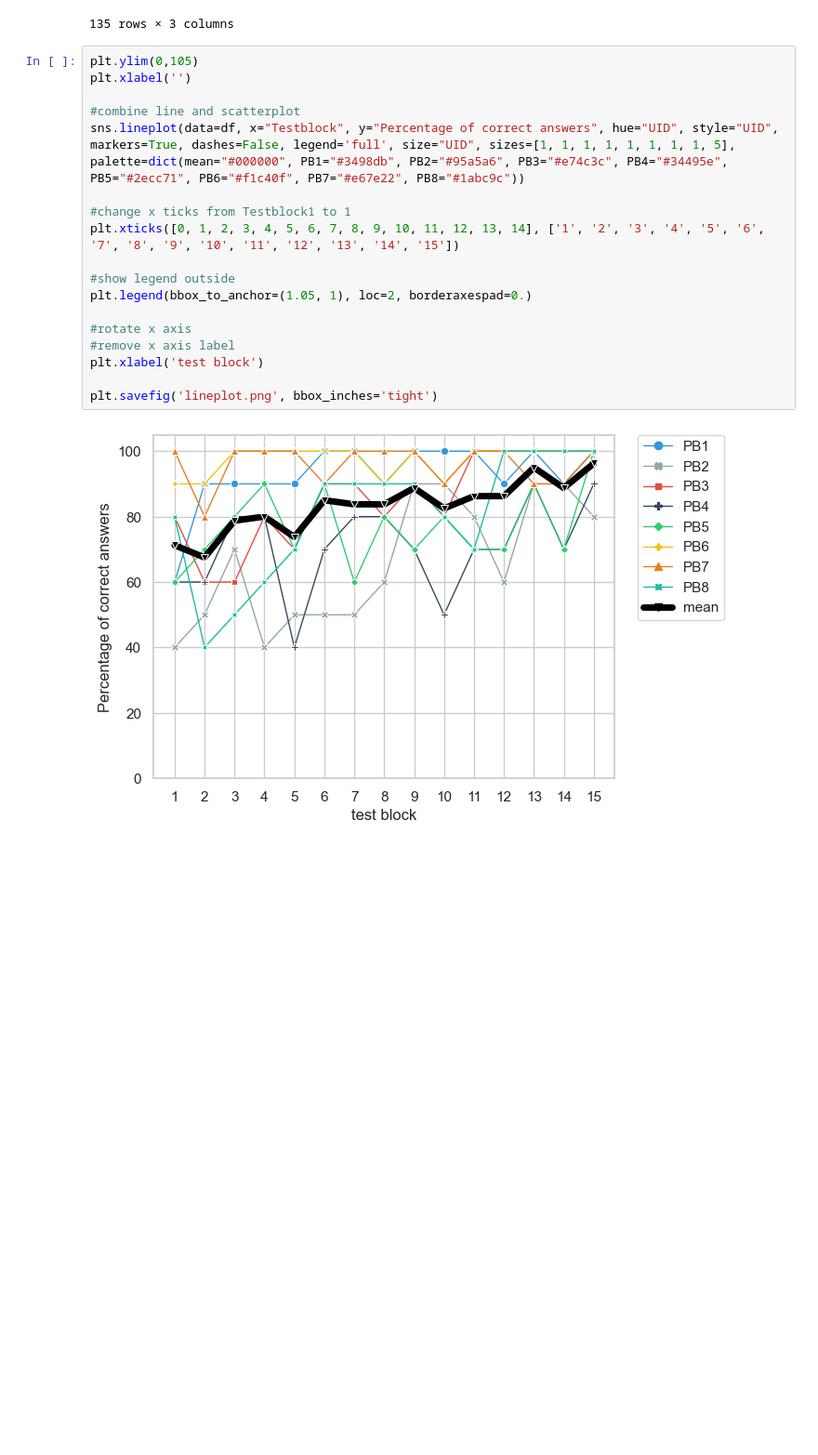
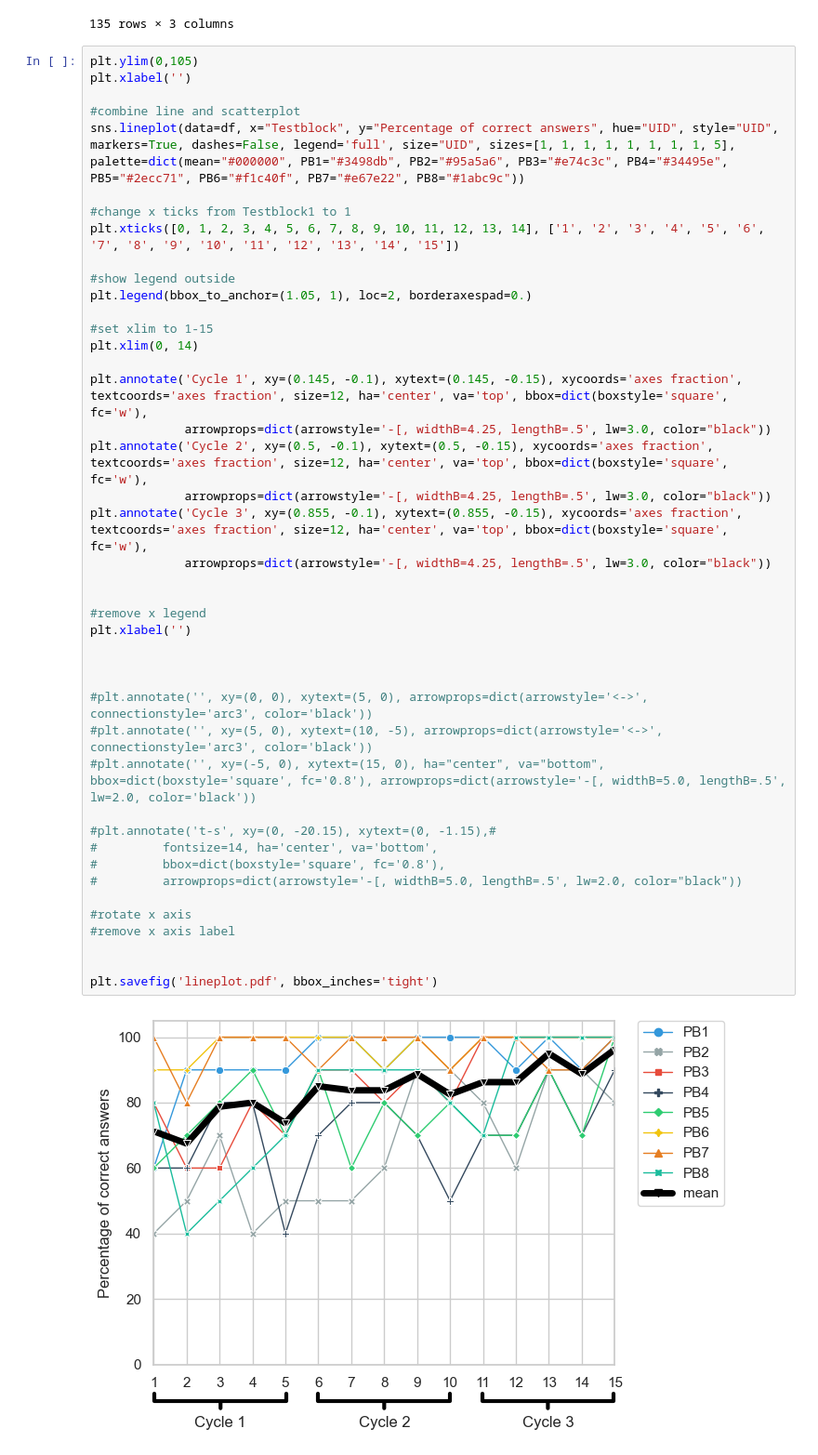
Before and after one commit to gord6/Tapping-into-the-Natural-Language-System-Using-Artificial-Languages-when-Learning-Programming, a Jupyter notebook: descriptive_statistics_2.ipynb, the cells around one changed output. Shown at 93% size. Drawn from its saved outputs; the diff is of its cells as text; blank space fills up the shorter version.

Commit message:
minor optic changes in lineplot

```diff
--- a/descriptive_statistics_2.ipynb
+++ b/descriptive_statistics_2.ipynb
@@ -2166,23 +2150,48 @@ display(df)
 # %%
 plt.ylim(0,105)
 plt.xlabel('')
 
 #combine line and scatterplot
 sns.lineplot(data=df, x="Testblock", y="Percentage of correct answers", hue="UID", style="UID", markers=True, dashes=False, legend='full', size="UID", sizes=[1, 1, 1, 1, 1, 1, 1, 1, 5], palette=dict(mean="#000000", PB1="#3498db", PB2="#95a5a6", PB3="#e74c3c", PB4="#34495e", PB5="#2ecc71", PB6="#f1c40f", PB7="#e67e22", PB8="#1abc9c"))
 
 #change x ticks from Testblock1 to 1
 plt.xticks([0, 1, 2, 3, 4, 5, 6, 7, 8, 9, 10, 11, 12, 13, 14], ['1', '2', '3', '4', '5', '6', '7', '8', '9', '10', '11', '12', '13', '14', '15'])
 
 #show legend outside
 plt.legend(bbox_to_anchor=(1.05, 1), loc=2, borderaxespad=0.)
 
+#set xlim to 1-15
+plt.xlim(0, 14)
+
+plt.annotate('Cycle 1', xy=(0.145, -0.1), xytext=(0.145, -0.15), xycoords='axes fraction', textcoords='axes fraction', size=12, ha='center', va='top', bbox=dict(boxstyle='square', fc='w'),
+             arrowprops=dict(arrowstyle='-[, widthB=4.25, lengthB=.5', lw=3.0, color="black"))
+plt.annotate('Cycle 2', xy=(0.5, -0.1), xytext=(0.5, -0.15), xycoords='axes fraction', textcoords='axes fraction', size=12, ha='center', va='top', bbox=dict(boxstyle='square', fc='w'),
+             arrowprops=dict(arrowstyle='-[, widthB=4.25, lengthB=.5', lw=3.0, color="black"))
+plt.annotate('Cycle 3', xy=(0.855, -0.1), xytext=(0.855, -0.15), xycoords='axes fraction', textcoords='axes fraction', size=12, ha='center', va='top', bbox=dict(boxstyle='square', fc='w'),
+             arrowprops=dict(arrowstyle='-[, widthB=4.25, lengthB=.5', lw=3.0, color="black"))
+
+
+#remove x legend
+plt.xlabel('')
+
+
+
+#plt.annotate('', xy=(0, 0), xytext=(5, 0), arrowprops=dict(arrowstyle='<->', connectionstyle='arc3', color='black'))
+#plt.annotate('', xy=(5, 0), xytext=(10, -5), arrowprops=dict(arrowstyle='<->', connectionstyle='arc3', color='black'))
+#plt.annotate('', xy=(-5, 0), xytext=(15, 0), ha="center", va="bottom", bbox=dict(boxstyle='square', fc='0.8'), arrowprops=dict(arrowstyle='-[, widthB=5.0, lengthB=.5', lw=2.0, color='black'))
+
+#plt.annotate('t-s', xy=(0, -20.15), xytext=(0, -1.15),#
+#         fontsize=14, ha='center', va='bottom',
+#         bbox=dict(boxstyle='square', fc='0.8'),
+#         arrowprops=dict(arrowstyle='-[, widthB=5.0, lengthB=.5', lw=2.0, color="black"))
+
 #rotate x axis
 #remove x axis label
-plt.xlabel('test block')
 
-plt.savefig('lineplot.png', bbox_inches='tight')
+
+plt.savefig('lineplot.pdf', bbox_inches='tight')
 # %% [output]
-[figure, old version]
+[figure, new version]
 # %%
 
 sns.scatterplot(data=df, x="Testblock", y="Percentage of correct answers", hue="UID", size="UID", sizes=[50, 50, 50, 50, 50, 50, 50, 50, 200], palette=dict(mean="#000000", PB1="#3498db", PB2="#95a5a6", PB3="#e74c3c", PB4="#34495e", PB5="#2ecc71", PB6="#f1c40f", PB7="#e67e22", PB8="#1abc9c"))
```
Also changed, not shown: parts of 7 cells of this notebook, 6 other files.
